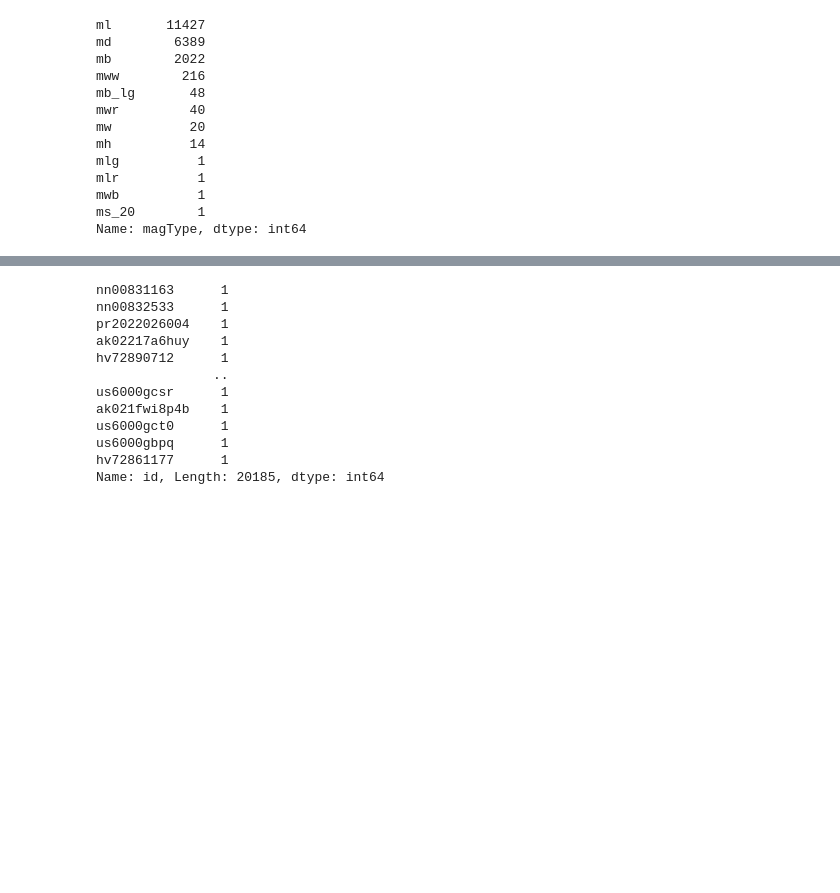
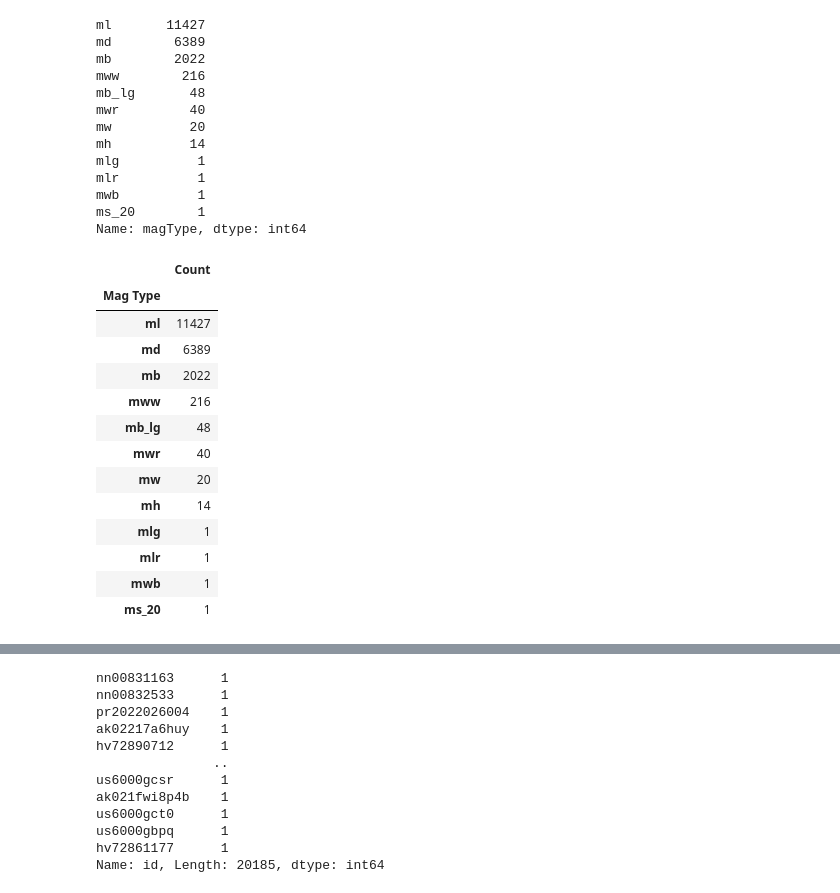
Before and after one commit to rromang/earthquake_modeling, a Jupyter notebook: noteboooks/data_exploration.ipynb, the cells around one changed output, grey strips where cells are left out. Saved outputs shown, nothing was run; the diff lists cells and outputs as text; code cells hidden in the pictures; blank space fills up the shorter version.

```diff
--- a/noteboooks/data_exploration.ipynb
+++ b/noteboooks/data_exploration.ipynb
@@ -171,3 +171,23 @@ mlr          1
 mwb          1
 ms_20        1
 Name: magType, dtype: int64
+# %%
+magType_cnt = raw_data['magType'].value_counts().to_frame('Count').reset_index()
+magType_cnt = magType_cnt.rename(columns={'index': 'Mag Type'})
+magType_cnt=magType_cnt.set_index('Mag Type')
+magType_cnt
+# %% [output]
+|  | Count |
+| Mag Type |  |
+| ml | 11427 |
+| md | 6389 |
+| mb | 2022 |
+| mww | 216 |
+| mb_lg | 48 |
+| mwr | 40 |
+| mw | 20 |
+| mh | 14 |
+| mlg | 1 |
+| mlr | 1 |
+| mwb | 1 |
+| ms_20 | 1 |
```
Also changed, not shown: parts of 4 cells of this notebook, 7 other files.
